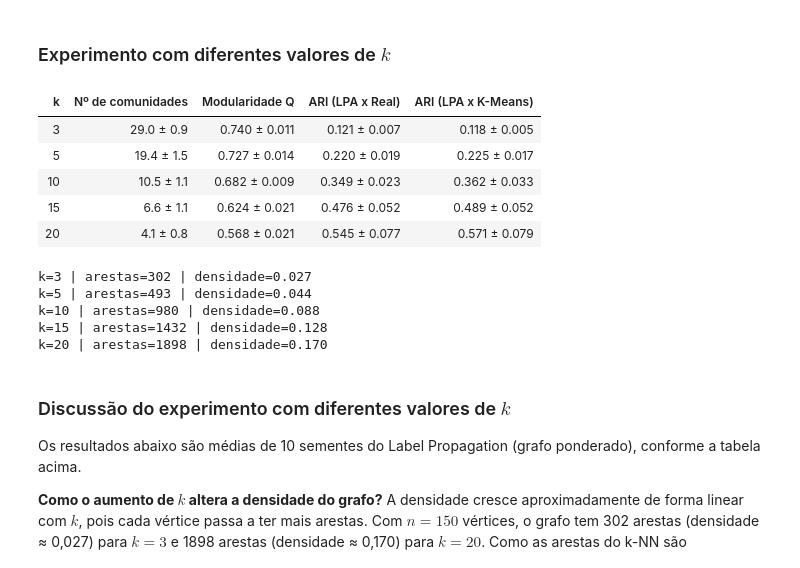
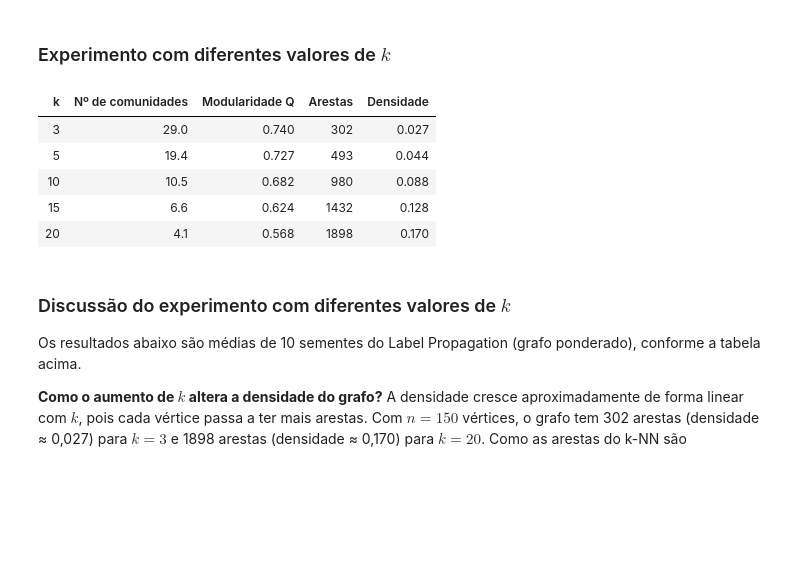
Before and after one commit to milenamonteiro/grafos-trab-2, a Jupyter notebook: proj2_corrigido.ipynb, the cells around one changed output. Drawn from its saved outputs; the diff is of its cells as text; code cells hidden in the pictures; blank space fills up the shorter version.

```diff
--- a/proj2_corrigido.ipynb
+++ b/proj2_corrigido.ipynb
@@ -595,32 +664,36 @@ ARI LPA x Ground Truth: {3: np.float64(0.12093485655323746), 5: np.float64(0.220
 # %% [markdown]
 ### Experimento com diferentes valores de $k$
 # %%
-tabela = pd.DataFrame({
-    "k": k_variacoes,
-    "Nº de comunidades": [f"{num_comunidades_k[k]:.1f} ± {ncom_std[k]:.1f}" for k in k_variacoes],
-    "Modularidade Q": [f"{modularidades[k]:.3f} ± {mod_std[k]:.3f}" for k in k_variacoes],
-    "ARI (LPA x Real)": [f"{ari_lpa_real[k]:.3f} ± {ari_real_std[k]:.3f}" for k in k_variacoes],
-    "ARI (LPA x K-Means)": [f"{ari_lpa_kmeans[k]:.3f} ± {ari_km_std[k]:.3f}" for k in k_variacoes],
-})
+linhas = []
 
-display(tabela.style.hide(axis="index"))
+for k in k_variacoes:
+    G_tmp, _ = construir_grafo(X_padronizado, k)
+
+    linhas.append({
+        "k": k,
+        "Nº de comunidades": f"{num_comunidades_k[k]}",
+        "Modularidade Q": round(modularidades[k], 3),
+        "Arestas": G_tmp.number_of_edges(),
+        "Densidade": round(nx.density(G_tmp), 3),
+    })
+
+tabela = pd.DataFrame(linhas)
+
+display(
+    tabela.style
+    .hide(axis="index")
+    .format({
+        "Modularidade Q": "{:.3f}",
+        "Densidade": "{:.3f}",
+    })
+)
 # %% [output]
-| k | Nº de comunidades | Modularidade Q | ARI (LPA x Real) | ARI (LPA x K-Means) |
-| 3 | 29.0 ± 0.9 | 0.740 ± 0.011 | 0.121 ± 0.007 | 0.118 ± 0.005 |
-| 5 | 19.4 ± 1.5 | 0.727 ± 0.014 | 0.220 ± 0.019 | 0.225 ± 0.017 |
-| 10 | 10.5 ± 1.1 | 0.682 ± 0.009 | 0.349 ± 0.023 | 0.362 ± 0.033 |
-| 15 | 6.6 ± 1.1 | 0.624 ± 0.021 | 0.476 ± 0.052 | 0.489 ± 0.052 |
-| 20 | 4.1 ± 0.8 | 0.568 ± 0.021 | 0.545 ± 0.077 | 0.571 ± 0.079 |
+| k | Nº de comunidades | Modularidade Q | Arestas | Densidade |
+| 3 | 29.0 | 0.740 | 302 | 0.027 |
+| 5 | 19.4 | 0.727 | 493 | 0.044 |
+| 10 | 10.5 | 0.682 | 980 | 0.088 |
+| 15 | 6.6 | 0.624 | 1432 | 0.128 |
+| 20 | 4.1 | 0.568 | 1898 | 0.170 |
-# %%
-for k in k_variacoes:
-    G_tmp, _ = construir_grafo(X_padronizado, k)
-    print(f"k={k} | arestas={G_tmp.number_of_edges()} | densidade={nx.density(G_tmp):.3f}")
-# %% [output]
-k=3 | arestas=302 | densidade=0.027
-k=5 | arestas=493 | densidade=0.044
-k=10 | arestas=980 | densidade=0.088
-k=15 | arestas=1432 | densidade=0.128
-k=20 | arestas=1898 | densidade=0.170
 # %% [markdown]
 ### Discussão do experimento com diferentes valores de $k$
 
```
Also changed, not shown: parts of 11 cells of this notebook, 1 other file.
